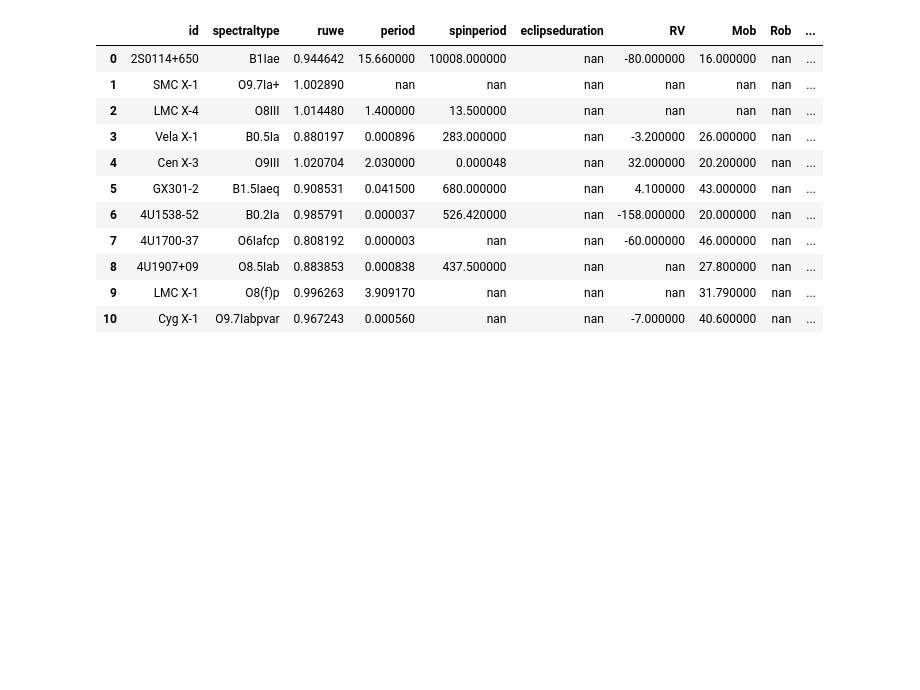
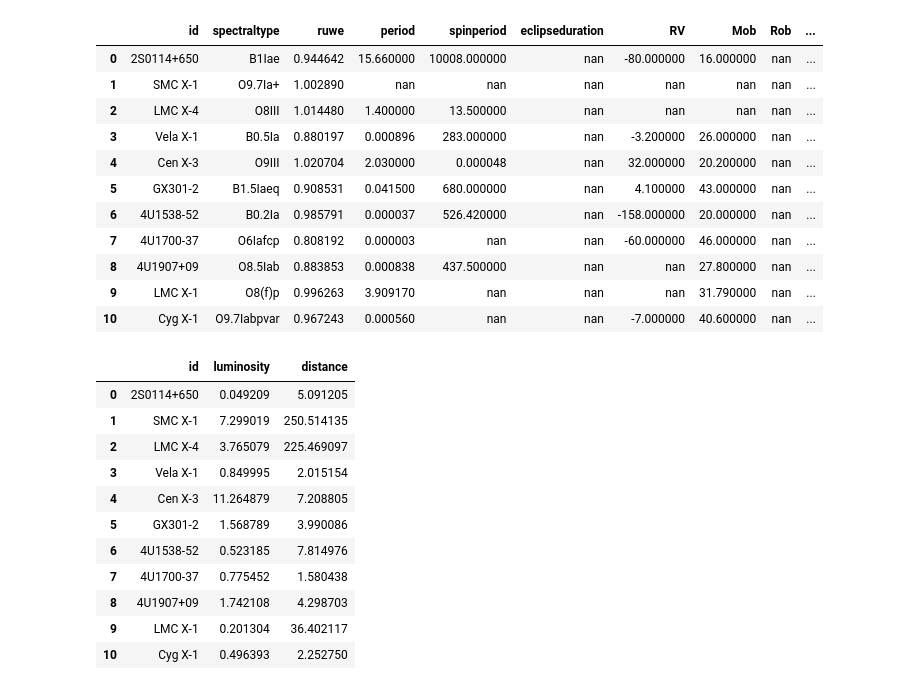
Before and after one commit to LvV210/MasterProject, a Jupyter notebook: tabledisplay.ipynb, the cells around one changed output. Saved outputs shown, nothing was run; the diff lists cells and outputs as text; code cells hidden in the pictures; blank space fills up the shorter version.

```diff
--- a/tabledisplay.ipynb
+++ b/tabledisplay.ipynb
@@ -87,3 +87,18 @@ hmxb.style
 | 8 | 4U1907+09 | O8.5Iab | 0.883853 | 0.000838 | 437.500000 | nan | nan | 27.800000 | nan | ... |
 | 9 | LMC X-1 | O8(f)p | 0.996263 | 3.909170 | nan | nan | nan | 31.790000 | nan | ... |
 | 10 | Cyg X-1 | O9.7Iabpvar | 0.967243 | 0.000560 | nan | nan | -7.000000 | 40.600000 | nan | ... |
+# %%
+hmxb[['id', 'luminosity', 'distance']].style
+# %% [output]
+|  | id | luminosity | distance |
+| 0 | 2S0114+650 | 0.049209 | 5.091205 |
+| 1 | SMC X-1 | 7.299019 | 250.514135 |
+| 2 | LMC X-4 | 3.765079 | 225.469097 |
+| 3 | Vela X-1 | 0.849995 | 2.015154 |
+| 4 | Cen X-3 | 11.264879 | 7.208805 |
+| 5 | GX301-2 | 1.568789 | 3.990086 |
+| 6 | 4U1538-52 | 0.523185 | 7.814976 |
+| 7 | 4U1700-37 | 0.775452 | 1.580438 |
+| 8 | 4U1907+09 | 1.742108 | 4.298703 |
+| 9 | LMC X-1 | 0.201304 | 36.402117 |
+| 10 | Cyg X-1 | 0.496393 | 2.252750 |
```
Also changed, not shown: parts of 1 cell of this notebook, 1 other file.
